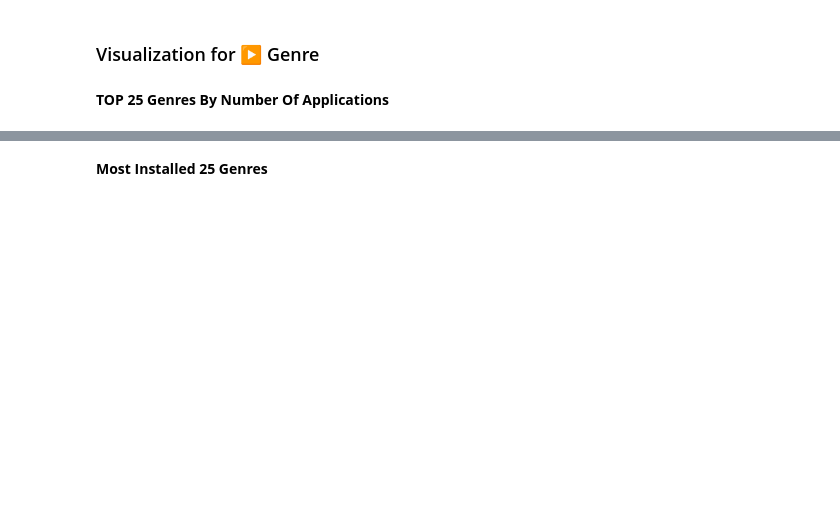
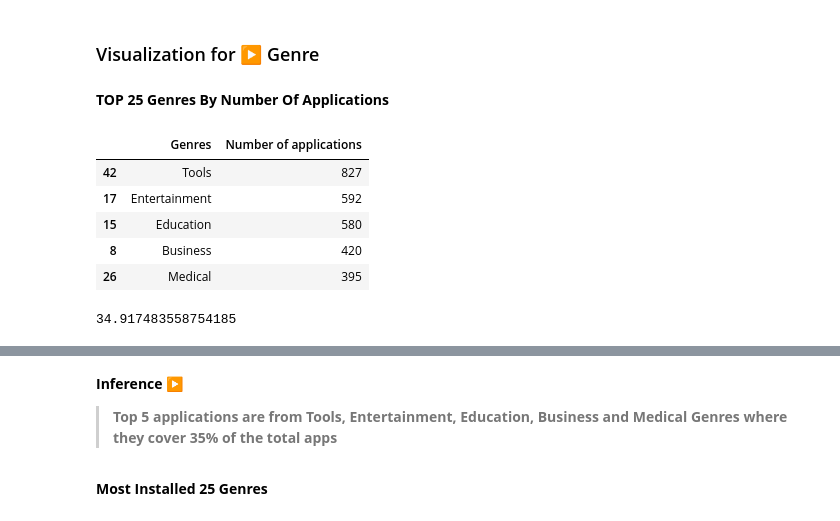
Before and after one commit to SairajNeelam/EDA---Google-Play-Store, a Jupyter notebook: EDA_Google_Play_Store_App.ipynb, the cells around one changed output, grey strips where cells are left out. Cells and saved outputs as stored; diff of their text form; code cells hidden in the pictures; blank space fills up the shorter version.

```diff
--- a/EDA_Google_Play_Store_App.ipynb
+++ b/EDA_Google_Play_Store_App.ipynb
@@ -1264,12 +1317,30 @@ genres_count.set_axis(['Genres','Number of applications'],axis=1,inplace=True)
 # %%
 # I'm putting a restriction upto top 25 genres
 genres_count=genres_count.head(25)
+# %%
+genres_count.head()
+# %% [output]
+|  | Genres | Number of applications |
+| 42 | Tools | 827 |
+| 17 | Entertainment | 592 |
+| 15 | Education | 580 |
+| 8 | Business | 420 |
+| 26 | Medical | 395 |
+# %%
+(genres_count['Number of applications'].head(5).sum())*100/genres_count['Number of applications'].sum()
+# %% [output]
+34.917483558754185
 # %%
 # It's time to see the top 25 genres with most applications
 px.bar(data_frame=genres_count,x='Genres',y='Number of applications',text='Number of applications',color='Genres',
        title='TOP 25 Genres By Number Of Applications')
 # %% [output]
 [interactive output not drawn]
+# %% [markdown]
+**Inference ▶**
+
+
+> **Top 5 applications are from Tools, Entertainment, Education, Business and Medical Genres where they cover 35% of the total apps**
 # %% [markdown]
 **Most Installed 25 Genres**
 # %%
```
Also changed, not shown: parts of 22 cells of this notebook.
